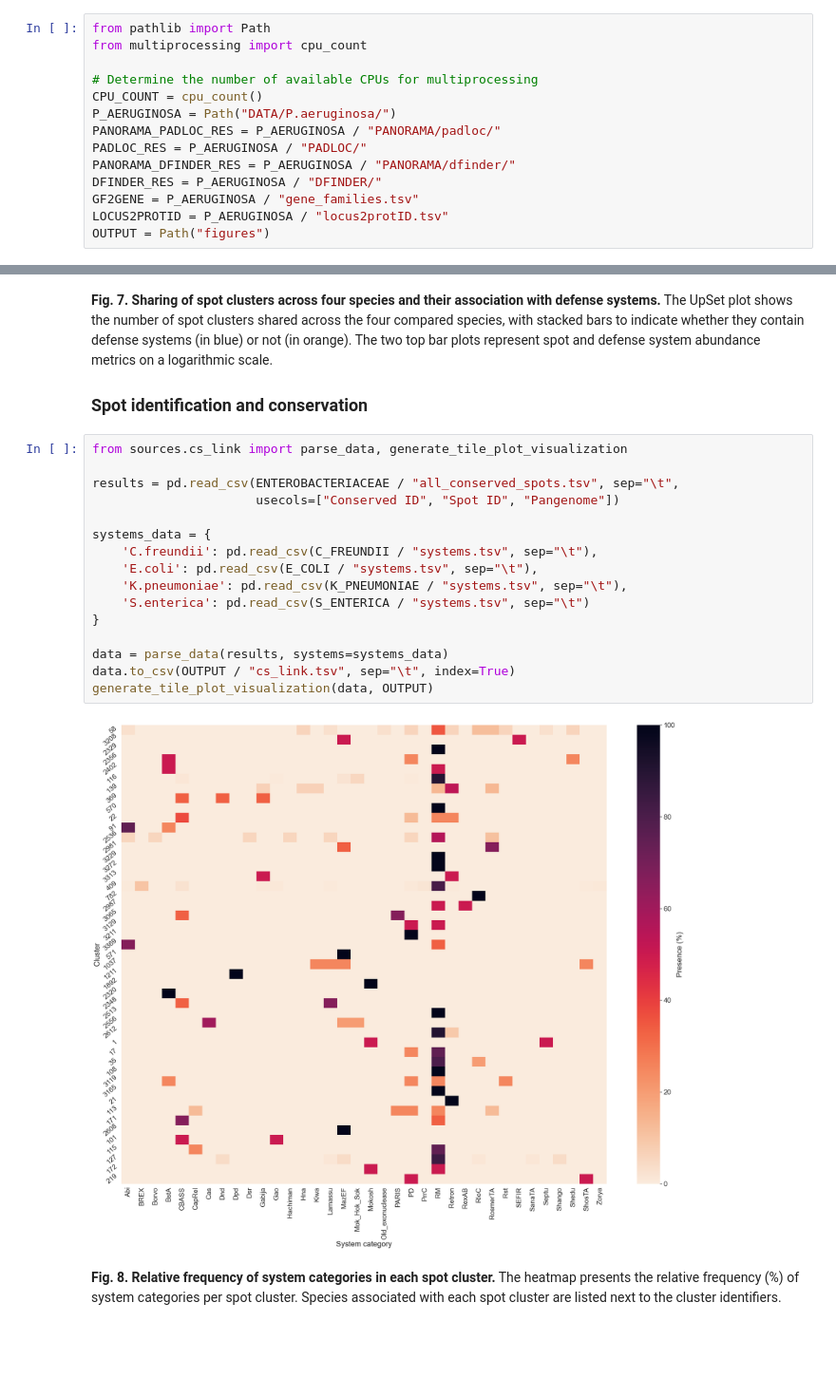
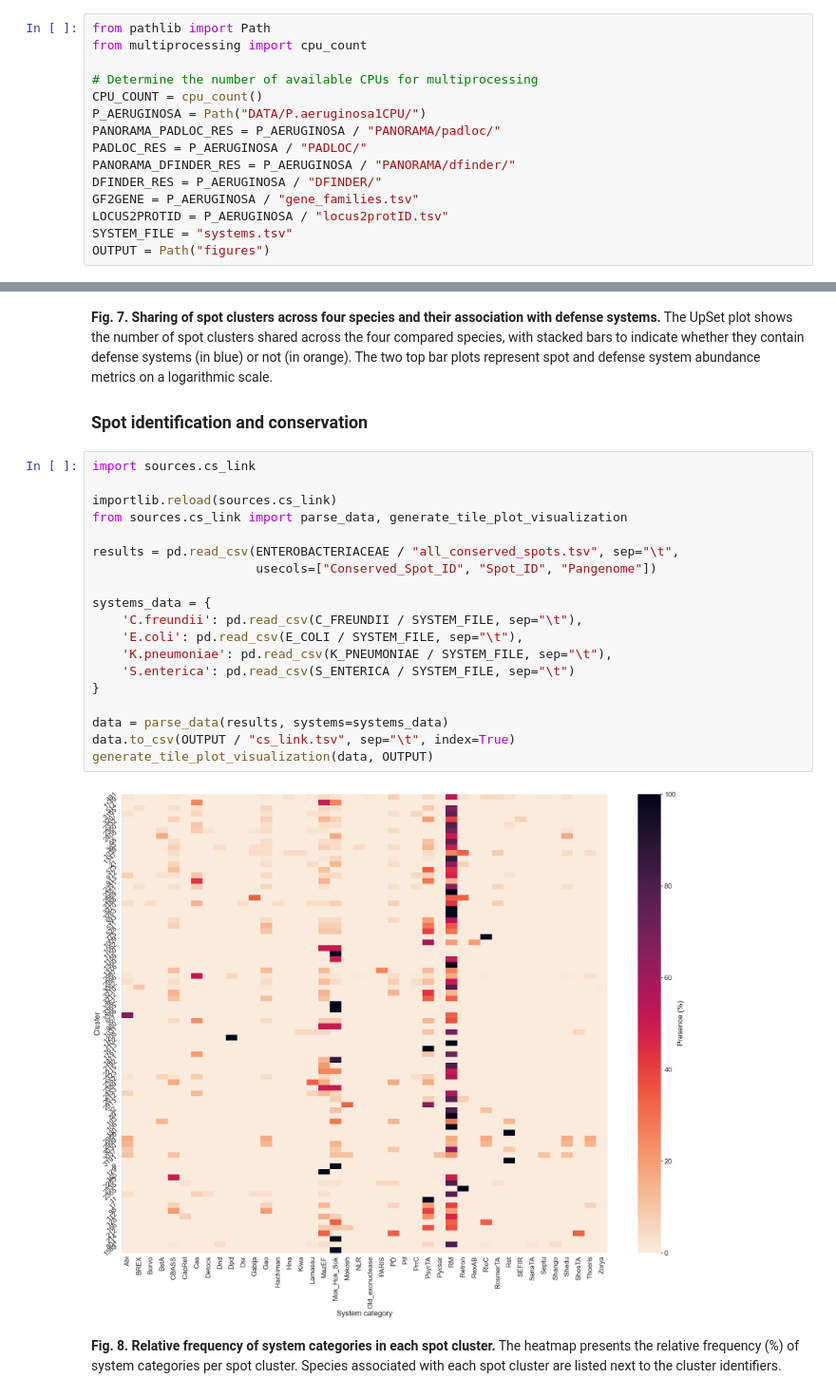
Before and after one commit to jpjarnoux/PANORAMA_article, a Jupyter notebook: main.ipynb, the cells around one changed output, grey strips where cells are left out. Shown at 95% size. Saved outputs shown, nothing was run; the diff lists cells and outputs as text; blank space fills up the shorter version.

Commit message:
Make the Enterobacteriaceae figures script work with new PANORAMA version

```diff
--- a/main.ipynb
+++ b/main.ipynb
@@ -31,13 +31,14 @@ from multiprocessing import cpu_count
 
 # Determine the number of available CPUs for multiprocessing
 CPU_COUNT = cpu_count()
-P_AERUGINOSA = Path("DATA/P.aeruginosa/")
+P_AERUGINOSA = Path("DATA/P.aeruginosa1CPU/")
 PANORAMA_PADLOC_RES = P_AERUGINOSA / "PANORAMA/padloc/"
 PADLOC_RES = P_AERUGINOSA / "PADLOC/"
 PANORAMA_DFINDER_RES = P_AERUGINOSA / "PANORAMA/dfinder/"
 DFINDER_RES = P_AERUGINOSA / "DFINDER/"
 GF2GENE = P_AERUGINOSA / "gene_families.tsv"
 LOCUS2PROTID = P_AERUGINOSA / "locus2protID.tsv"
+SYSTEM_FILE = "systems.tsv"
 OUTPUT = Path("figures")
 # %%
 from multiprocessing import Process, Manager
@@ -359,23 +363,26 @@ For example, when doing 'df[col].method(value, inplace=True)', try using 'df.met
 
 ### Spot identification and conservation
 # %%
+import sources.cs_link
+
+importlib.reload(sources.cs_link)
 from sources.cs_link import parse_data, generate_tile_plot_visualization
 
 results = pd.read_csv(ENTEROBACTERIACEAE / "all_conserved_spots.tsv", sep="\t",
-                      usecols=["Conserved ID", "Spot ID", "Pangenome"])
+                      usecols=["Conserved_Spot_ID", "Spot_ID", "Pangenome"])
 
 systems_data = {
-    'C.freundii': pd.read_csv(C_FREUNDII / "systems.tsv", sep="\t"),
-    'E.coli': pd.read_csv(E_COLI / "systems.tsv", sep="\t"),
-    'K.pneumoniae': pd.read_csv(K_PNEUMONIAE / "systems.tsv", sep="\t"),
-    'S.enterica': pd.read_csv(S_ENTERICA / "systems.tsv", sep="\t")
+    'C.freundii': pd.read_csv(C_FREUNDII / SYSTEM_FILE, sep="\t"),
+    'E.coli': pd.read_csv(E_COLI / SYSTEM_FILE, sep="\t"),
+    'K.pneumoniae': pd.read_csv(K_PNEUMONIAE / SYSTEM_FILE, sep="\t"),
+    'S.enterica': pd.read_csv(S_ENTERICA / SYSTEM_FILE, sep="\t")
 }
 
 data = parse_data(results, systems=systems_data)
 data.to_csv(OUTPUT / "cs_link.tsv", sep="\t", index=True)
 generate_tile_plot_visualization(data, OUTPUT)
 # %% [output]
-[figure, old version]
+[figure, new version]
 # %% [markdown]
 **Fig. 8. Relative frequency of system categories in each spot cluster.** The heatmap presents the relative frequency
 (%) of system categories per spot cluster. Species associated with each spot cluster are listed next to the cluster identifiers.
```
Also changed, not shown: parts of 14 cells of this notebook, 2 other files.
